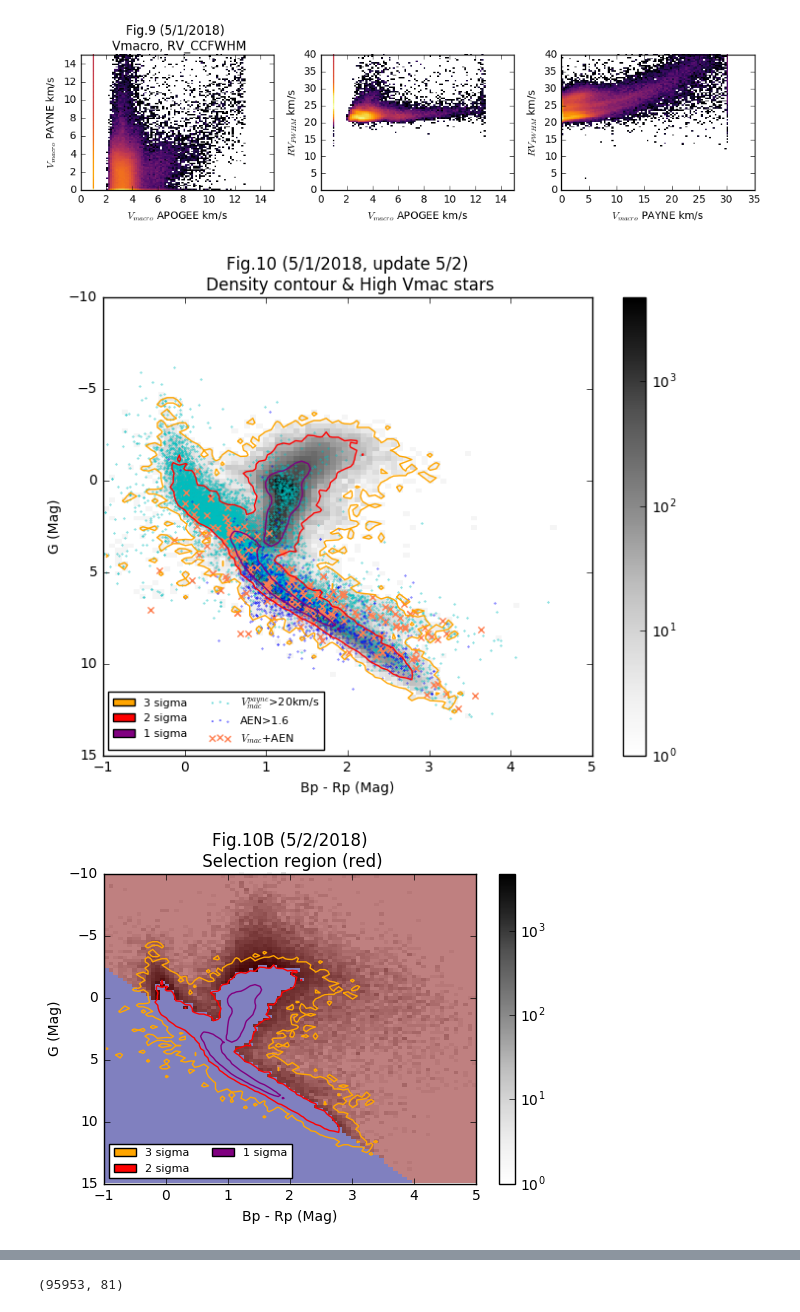
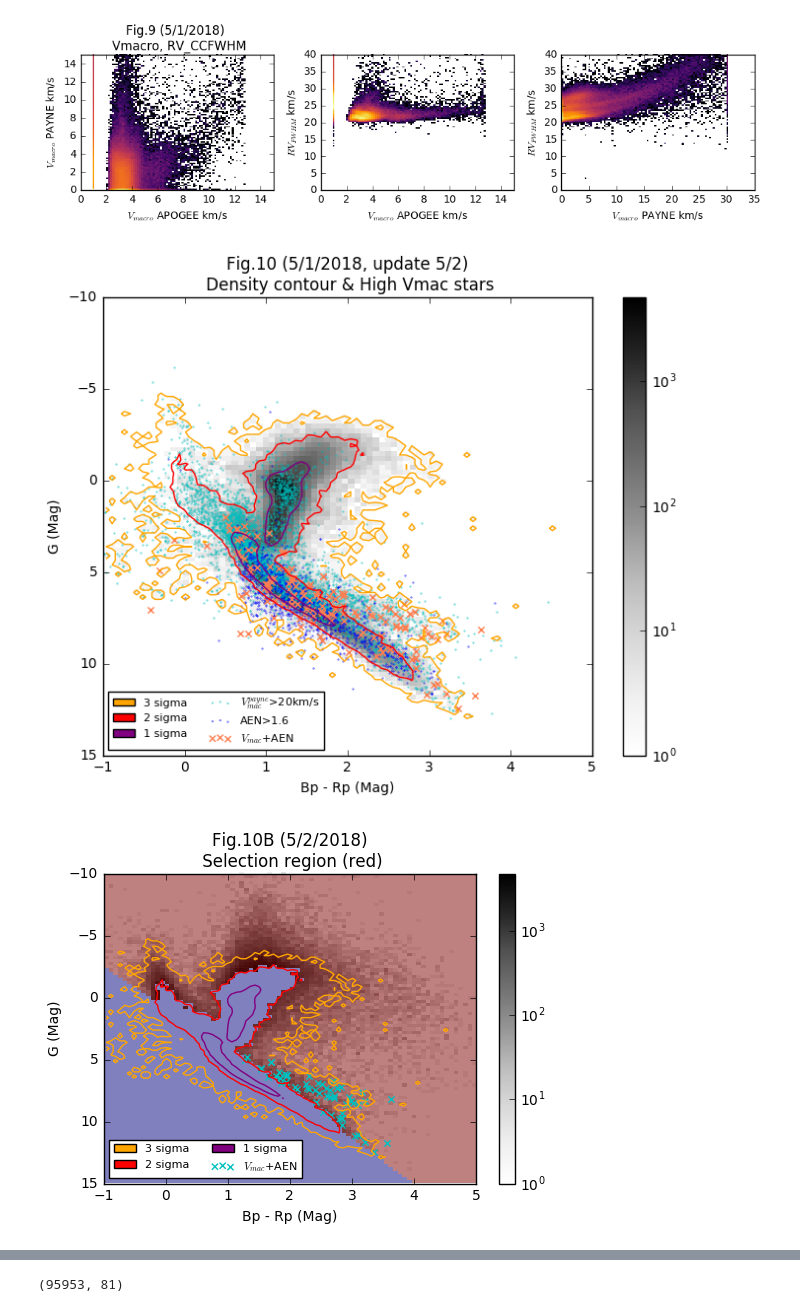
Before and after one commit to liuxx479/MW-BHs, a Jupyter notebook: plot-gaia-match.ipynb, the cells around one changed output, grey strips where cells are left out. Drawn from its saved outputs; the diff is of its cells as text; code cells hidden in the pictures.

```diff
--- a/plot-gaia-match.ipynb
+++ b/plot-gaia-match.ipynb
@@ -154,7 +154,9 @@ show()
 [figure]
 # %%
 ############ look at RV_FWHM, MAG_ABS plane, after removing tellurics
-cut_telluric =logical_not (hdulist[1].data['APOGEE_TARGET2'][idx_apo] & 2**9)
+cut_telluric1 =logical_not (hdulist[1].data['APOGEE_TARGET2'][idx_apo] & 2**9)
+cut_telluric2 =logical_not (hdulist[1].data['APOGEE2_TARGET2'][idx_apo] & 2**9)
+cut_telluric = cut_telluric1&cut_telluric2
 cut_logg     =(hdulist[1].data['LOGG'][idx_apo]<3.8) & (hdulist[1].data['LOGG'][idx_apo]>-10)
 cut_teff     =(hdulist[1].data['TEFF'][idx_apo]<5000)
 classes = hdulist[1].data['ASPCAP_CLASS'][idx_apo]
@@ -388,18 +390,6 @@ proxy.append(p3)
 
 ilabels=['3 sigma', '2 sigma', '1 sigma', '$V_{mac}^{payne}$>%ikm/s'%(vmac_min),'AEN>%.1f'%(AEN_min), '$V_{mac}$+AEN']
 ax.legend(proxy, ilabels,loc=3,fontsize=8,ncol=2)
-
-# ############# cut out the dimmer but outside 2 sigma objects
-# color_arr = linspace(-1,5,10)
-# Yx = lambda color: 3.5*color+1
-# level2=levels[1]
-# cells_pass = ones(ihist.shape)
-# cells_pass[ihist>level2] = 0
-# cells_pass[Yx(X)<Y] = 0
-# #ax.plot(color_arr, Yx (color_arr), 'b-')
-# ax.imshow(cells_pass.T, interpolation='nearest',aspect='auto',extent=(c0,c1,m0,m1),origin='lower',alpha=0.5)
-
-#ax.legend(frameon=1,loc=0,fontsize=10)
 ax.invert_yaxis()
 ax.set_xlabel('Bp - Rp (Mag)')
 ax.set_ylabel('G (Mag)')
@@ -407,7 +397,7 @@ ax.set_title('Fig.10 (5/1/2018, update 5/2)\n Density contour & High Vmac stars'
 
 show()
 # %% [output]
-[figure, old version]
+[figure, new version]
 # %%
 ############# cut out the dimmer but outside 2 sigma objects
 color_arr = linspace(-1,5,10)
@@ -423,26 +413,28 @@ coords_pass = test_pass(zip((Bcorr-Rcorr), Gcorr )).astype(int)
 # %%
 f, ax =subplots(1,1,figsize=(6,4))
 # cb=ax.imshow(ihist.T, norm=mpl.colors.LogNorm(), cmap=mpl.cm.Greys,
 #           interpolation='nearest',aspect='auto',extent=(c0,c1,m0,m1),origin='lower')
 f.colorbar(cb, ax=ax)
 ax.hist2d((Bcorr-Rcorr)[coords_pass>0], Gcorr[coords_pass>0], bins=(bin0, bin1),
           norm=mpl.colors.LogNorm(), cmap=mpl.cm.Greys)
 ax.contour(X,Y,ihist_smooth, levels=levels,colors=('orange','red','purple'))
 ax.set_xlim(c0,c1)
 ax.set_ylim(m0,m1)
 proxy=[plt.Rectangle((0,0),1,1,ec=None, fc=icolor) for icolor in ('orange','red','purple')]
 
-ilabels=['3 sigma', '2 sigma', '1 sigma', '$V_{mac}^{payne}$>%ikm/s'%(vmac_min),'AEN>%.1f'%(AEN_min), '$V_{mac}$+AEN']
+ilabels=['3 sigma', '2 sigma', '1 sigma',  '$V_{mac}$+AEN']
+p3=ax.scatter((Bcorr-Rcorr)[cut_AEN&cut_vmac&(coords_pass>0)],
+              Gcorr[cut_AEN&cut_vmac&(coords_pass>0)],c='c',marker=u'x',edgecolors='face')
+proxy.append(p3)
 ax.legend(proxy, ilabels,loc=3,fontsize=8,ncol=2)
 
 ax.imshow(cells_pass.T, interpolation='nearest',aspect='auto',extent=(c0,c1,m0,m1),origin='lower',alpha=0.5)
 
-#ax.legend(frameon=1,loc=0,fontsize=10)
 ax.invert_yaxis()
 ax.set_xlabel('Bp - Rp (Mag)')
 ax.set_ylabel('G (Mag)')
 ax.set_title('Fig.10B (5/2/2018)\n Selection region (red)')
 
 show()
 # %% [output]
-[figure, old version]
+[figure, new version]
```
Also changed, not shown: parts of 8 cells of this notebook.
